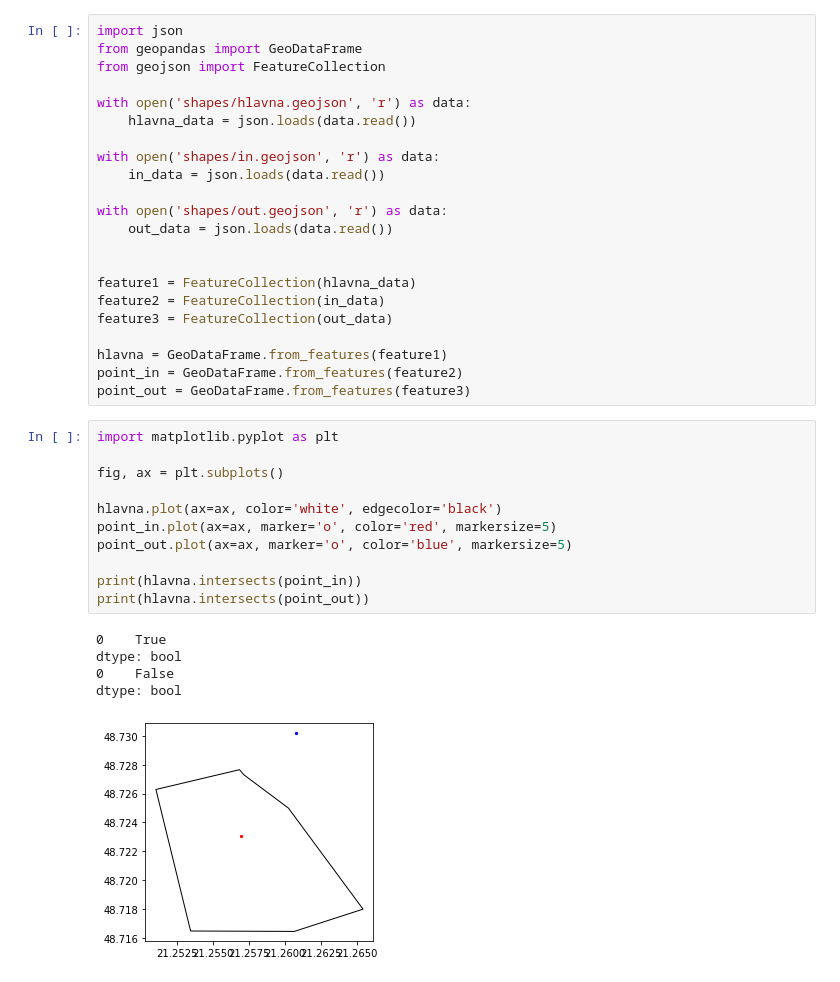
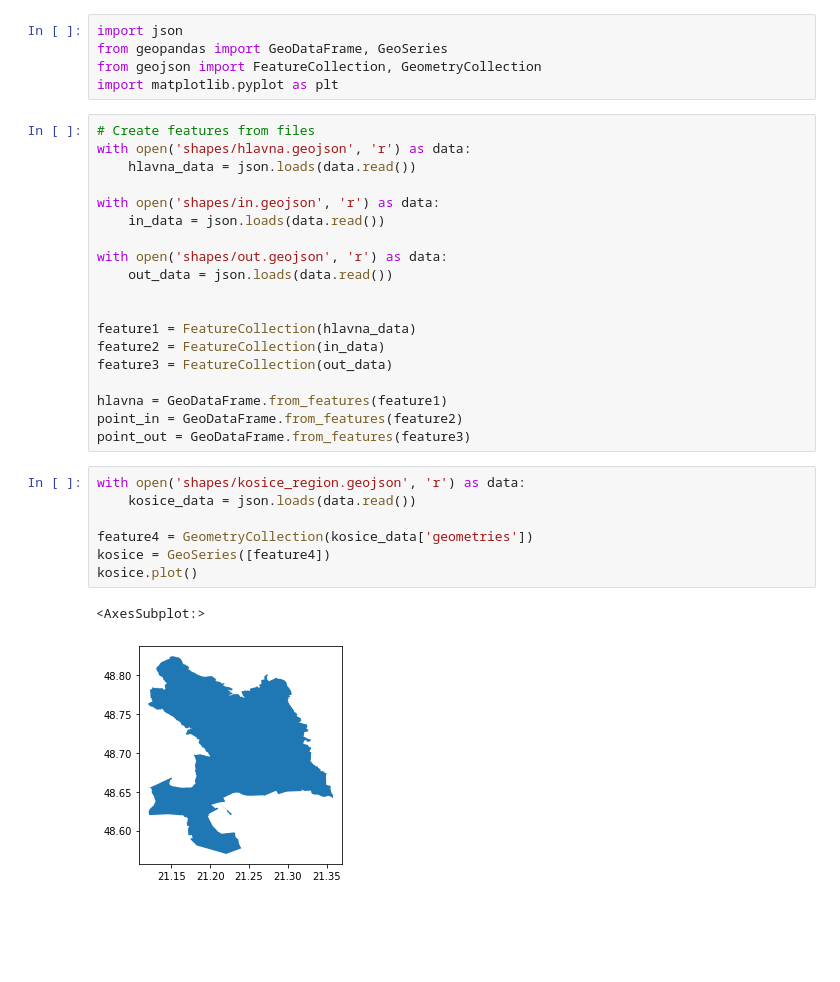
Before and after one commit to marosmola/DP-Monitoring-Script, a Jupyter notebook: GeoPandas.ipynb, the cells around one changed output. Saved outputs shown, nothing was run; the diff lists cells and outputs as text; blank space fills up the shorter version.

Commit message:
add kosice region to map

```diff
--- a/GeoPandas.ipynb
+++ b/GeoPandas.ipynb
@@ -1,8 +1,10 @@
+# %%
+import json
+from geopandas import GeoDataFrame, GeoSeries
+from geojson import FeatureCollection, GeometryCollection
+import matplotlib.pyplot as plt
 # %%
-import json
-from geopandas import GeoDataFrame
-from geojson import FeatureCollection
-
+# Create features from files
 with open('shapes/hlavna.geojson', 'r') as data:
     hlavna_data = json.loads(data.read())
 
@@ -20,20 +22,13 @@ feature3 = FeatureCollection(out_data)
 hlavna = GeoDataFrame.from_features(feature1)
 point_in = GeoDataFrame.from_features(feature2)
 point_out = GeoDataFrame.from_features(feature3)
-# %%
-import matplotlib.pyplot as plt
-
-fig, ax = plt.subplots()
-
-hlavna.plot(ax=ax, color='white', edgecolor='black')
-point_in.plot(ax=ax, marker='o', color='red', markersize=5)
-point_out.plot(ax=ax, marker='o', color='blue', markersize=5)
-
-print(hlavna.intersects(point_in))
-print(hlavna.intersects(point_out))
-# %% [output]
-0    True
-dtype: bool
-0    False
-dtype: bool
-[figure, removed]
+# %%
+with open('shapes/kosice_region.geojson', 'r') as data:
+    kosice_data = json.loads(data.read())
+
+feature4 = GeometryCollection(kosice_data['geometries'])
+kosice = GeoSeries([feature4])
+kosice.plot()
+# %% [output]
+<AxesSubplot:>
+[figure, added]
```
Also changed, not shown: parts of 3 cells of this notebook, 2 other files.
